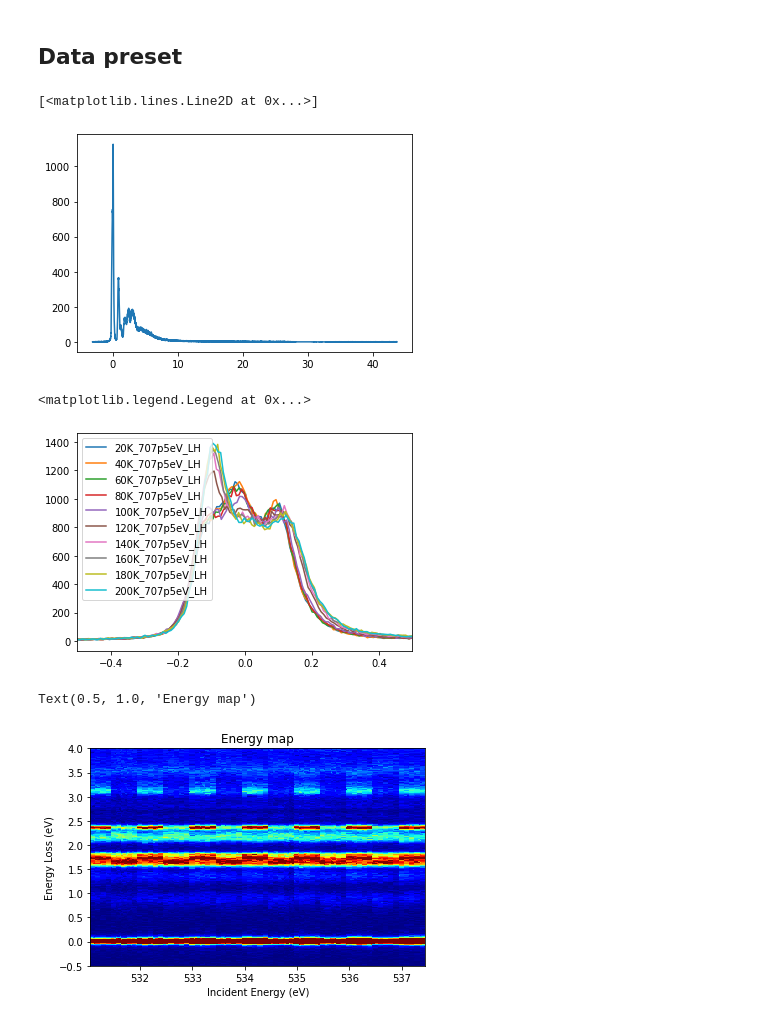
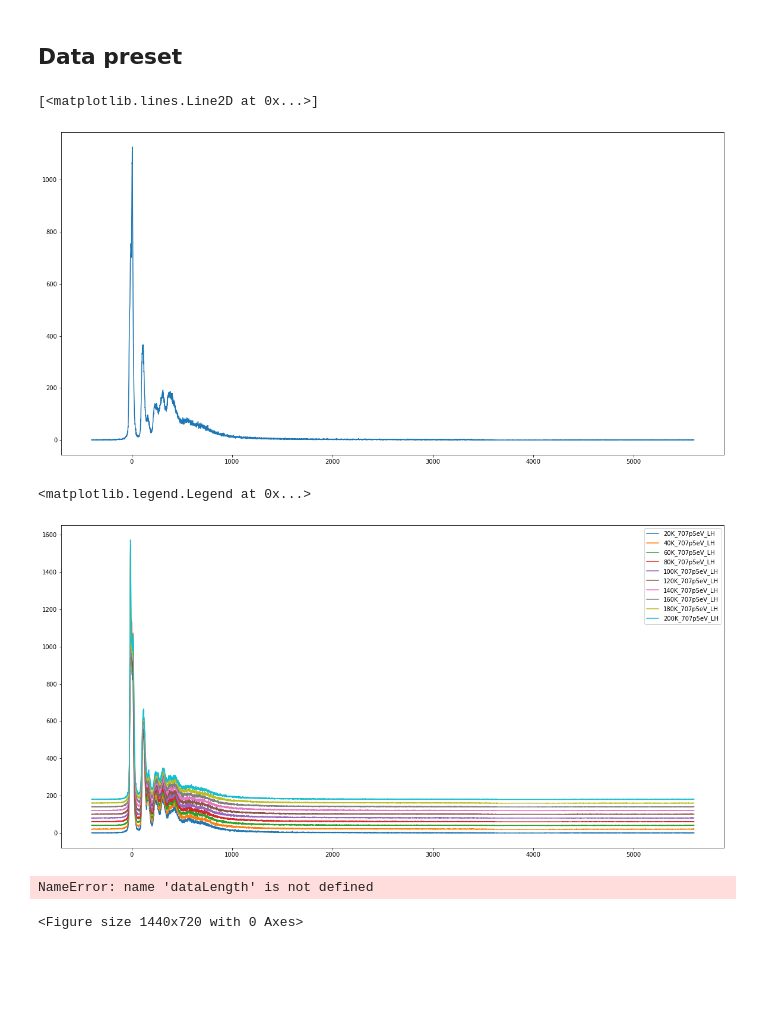
Before and after one commit to Coolphy/ADRESS_RIXS, a Jupyter notebook: plotRIXS.ipynb, the cells around one changed output. Cells and saved outputs as stored; diff of their text form; code cells hidden in the pictures; blank space fills up the shorter version.

```diff
--- a/plotRIXS.ipynb
+++ b/plotRIXS.ipynb
@@ -1,18 +1,20 @@
 # %%
-# %matplotlib nbagg
+
 import numpy as np
 import matplotlib.pyplot as plt
 import h5py
 from scipy import optimize
 from scipy import signal
 # from scipy.signal.signaltools import choose_conv_method
-# import os
+
+# %matplotlib nbagg
+plt.rcParams['figure.figsize'] = (20.0, 10.0)
 # %% [markdown]
 ## Data preset
 # %%
 Atom = "Fe"
 Path = r"C:\Researches\Data\MPS3\202103_2"
-energyDispersion = 0.0078  # eV
+energyDispersion = 1  # eV
 refElasticPixel = 5600
 # %%
 def MakeFileName(scanNumber):
@@ -30,7 +32,7 @@ def MakeFileName(scanNumber):
 def Gaussian_amp(x,xc,fwhm,amp):
     return amp*np.exp(-4*np.log(2)*(x-xc)**2/(fwhm)**2)
 
-def xCorrElastic(xAxis,uncorrData):
+def elasticShift(xAxis,uncorrData):
     global refElasticPixel
     peaks, _ = signal.find_peaks(
         uncorrData, height=np.max(uncorrData) / 20, width=3
@@ -62,7 +64,7 @@ def xCorr(refData, uncorrData):
 def EnergyTrans(rawData):
     global energyDispersion
     pixel = np.arange(len(rawData))
-    pixelAxis,pixelData = xCorrElastic(pixel,rawData)
+    pixelAxis,pixelData = elasticShift(pixel,rawData)
     energyAxis = np.array(pixelAxis * energyDispersion)
     return energyAxis,pixelData
 
@@ -99,31 +101,31 @@ plt.plot(X,Y)
 # plt.xlim([-0.5,0.5])
 # %% [output]
 [<matplotlib.lines.Line2D at 0x...>]
-[figure, old version]
+[figure, new version]
 # %%
 # %%
 zipLog = {
     "20K_707p5eV_LH": [24],
     "40K_707p5eV_LH": [34],
     "60K_707p5eV_LH": [42],
     "80K_707p5eV_LH": [50],
     "100K_707p5eV_LH": [58],
     "120K_707p5eV_LH": [66],
     "140K_707p5eV_LH": [74],
     "160K_707p5eV_LH": [82],
     "180K_707p5eV_LH": [90],
     "200K_707p5eV_LH": [98],
 }
 
 for i, key in enumerate(zipLog):
     [X,Y]=CombineData(zipLog[key])
-    plt.plot(X,Y,label=key)
+    plt.plot(X,Y+i*20,label=key)
 
-plt.xlim([-0.5,0.5])
+# plt.xlim([-401,-398])
 plt.legend()
 # %% [output]
 <matplotlib.legend.Legend at 0x...>
-[figure, old version]
+[figure, new version]
 # %%
 fig = plt.figure()
 
@@ -146,8 +148,8 @@ plt.xlabel('Incident Energy (eV)')
 plt.ylabel('Energy Loss (eV)')
 plt.title('Energy map')
 # %% [output]
-Text(0.5, 1.0, 'Energy map')
+NameError: name 'dataLength' is not defined
-[figure, removed]
+<Figure size 1440x720 with 0 Axes>
 # %%
 # def Gauss_norm(x,xc,sigma,area):
 #     norm = 1./sigma/2/np.sqrt(np.pi/2)
```
Also changed, not shown: parts of 2 cells of this notebook.
